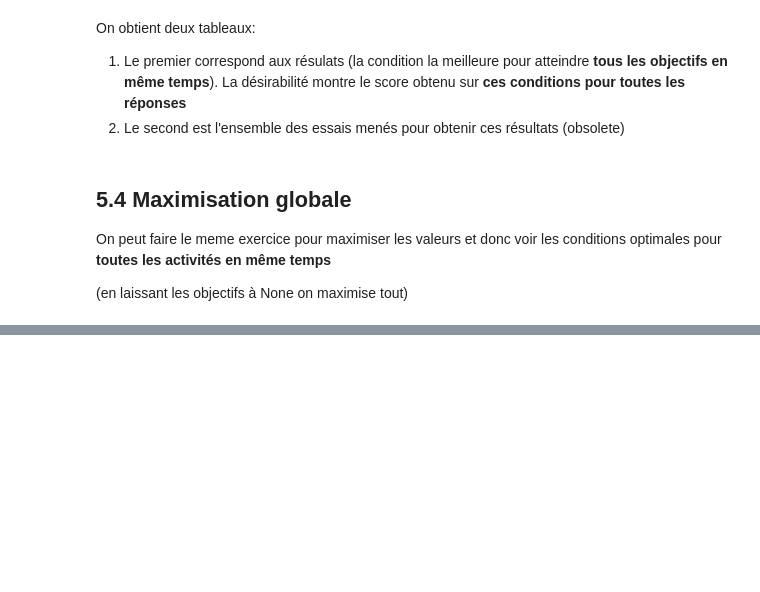
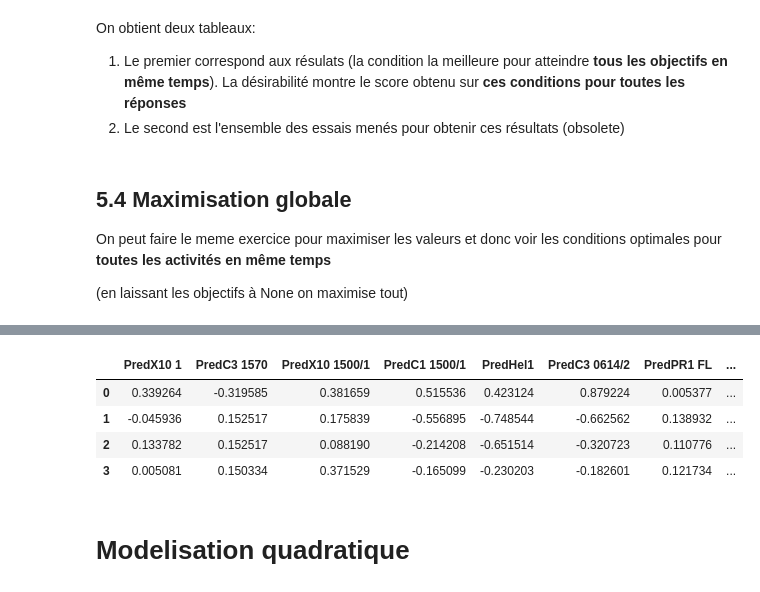
Before and after one commit to Pyonysos/lestpy, a Jupyter notebook: valentine.ipynb, the cells around one changed output, grey strips where cells are left out. Cells and saved outputs as stored; diff of their text form; code cells hidden in the pictures; blank space fills up the shorter version.

```diff
--- a/valentine.ipynb
+++ b/valentine.ipynb
@@ -173,0 +426,11 @@ model.optimize(domain, maximiser)
+# %%
+essais = pd.DataFrame([[9,80,5,0], [9,50,5,0], [9,50,25,0], [6,50,5,0]], columns=X.columns)
+model.predict(essais)
+# %% [output]
+|  | PredX10 1 | PredC3 1570 | PredX10 1500/1 | PredC1 1500/1 | PredHel1 | PredC3 0614/2 | PredPR1 FL | ... |
+| 0 | 0.339264 | -0.319585 | 0.381659 | 0.515536 | 0.423124 | 0.879224 | 0.005377 | ... |
+| 1 | -0.045936 | 0.152517 | 0.175839 | -0.556895 | -0.748544 | -0.662562 | 0.138932 | ... |
+| 2 | 0.133782 | 0.152517 | 0.088190 | -0.214208 | -0.651514 | -0.320723 | 0.110776 | ... |
+| 3 | 0.005081 | 0.150334 | 0.371529 | -0.165099 | -0.230203 | -0.182601 | 0.121734 | ... |
+# %% [markdown]
+# Modelisation quadratique
```
Also changed, not shown: parts of 27 cells of this notebook, 8 other files.
